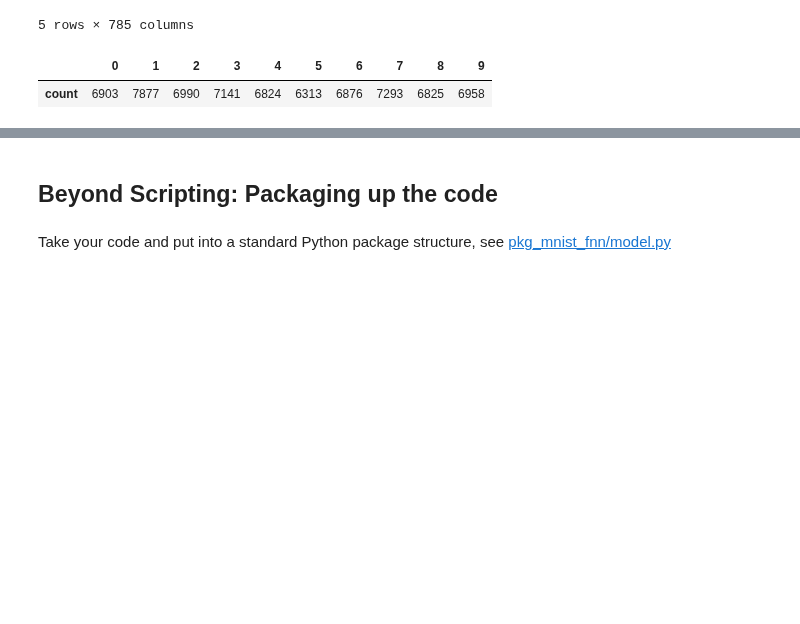
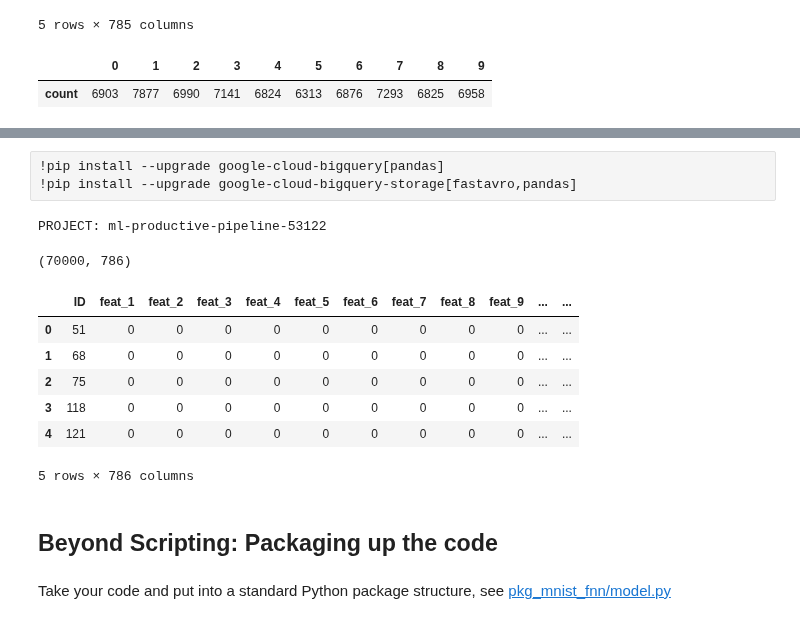
Before and after one commit to tarrade/proj_DL_models_and_pipelines_with_GCP, a Jupyter notebook: notebook/ml_engine_presentation.ipynb, the cells around one changed output, grey strips where cells are left out. Drawn from its saved outputs; the diff is of its cells as text; code cells hidden in the pictures; blank space fills up the shorter version.

```diff
--- a/notebook/ml_engine_presentation.ipynb
+++ b/notebook/ml_engine_presentation.ipynb
@@ -539,0 +506,54 @@ df.transpose()
+# %% [raw]
+!pip install --upgrade google-cloud-bigquery[pandas]
+!pip install --upgrade google-cloud-bigquery-storage[fastavro,pandas]
+# %%
+import google.auth
+from google.cloud import bigquery
+from google.cloud import bigquery_storage_v1beta1
+
+
+# Explicitly create a credentials object. This allows you to use the same
+# credentials for both the BigQuery and BigQuery Storage clients, avoiding
+# unnecessary API calls to fetch duplicate authentication tokens.
+credentials, project_id = google.auth.default(
+    scopes=["https://www.googleapis.com/auth/cloud-platform"]
+)
+
+print("PROJECT: {}".format(project_id))
+
+# Make clients.
+client = bigquery.Client(
+    credentials=credentials,
+    project=project_id
+)
+bqstorageclient = bigquery_storage_v1beta1.BigQueryStorageClient(
+    credentials=credentials
+)
+# %% [output]
+PROJECT: ml-productive-pipeline-53122
+# %%
+# Download a table.
+table = bigquery.TableReference.from_string(
+    "{project}.test.DATA".format(project=PROJECT)
+)
+rows = client.list_rows(
+    table,
+    #selected_fields=[
+    #    bigquery.SchemaField("label", "INTEGER")
+    #],
+)
+df = rows.to_dataframe(bqstorage_client=bqstorageclient)
+# %%
+print(df.shape)
+# %% [output]
+(70000, 786)
+# %%
+df.head()
+# %% [output]
+|  | ID | feat_1 | feat_2 | feat_3 | feat_4 | feat_5 | feat_6 | feat_7 | feat_8 | feat_9 | ... | ... |
+| 0 | 51 | 0 | 0 | 0 | 0 | 0 | 0 | 0 | 0 | 0 | ... | ... |
+| 1 | 68 | 0 | 0 | 0 | 0 | 0 | 0 | 0 | 0 | 0 | ... | ... |
+| 2 | 75 | 0 | 0 | 0 | 0 | 0 | 0 | 0 | 0 | 0 | ... | ... |
+| 3 | 118 | 0 | 0 | 0 | 0 | 0 | 0 | 0 | 0 | 0 | ... | ... |
+| 4 | 121 | 0 | 0 | 0 | 0 | 0 | 0 | 0 | 0 | 0 | ... | ... |
+5 rows × 786 columns
```
Also changed, not shown: parts of 10 cells of this notebook, 4 other files.
